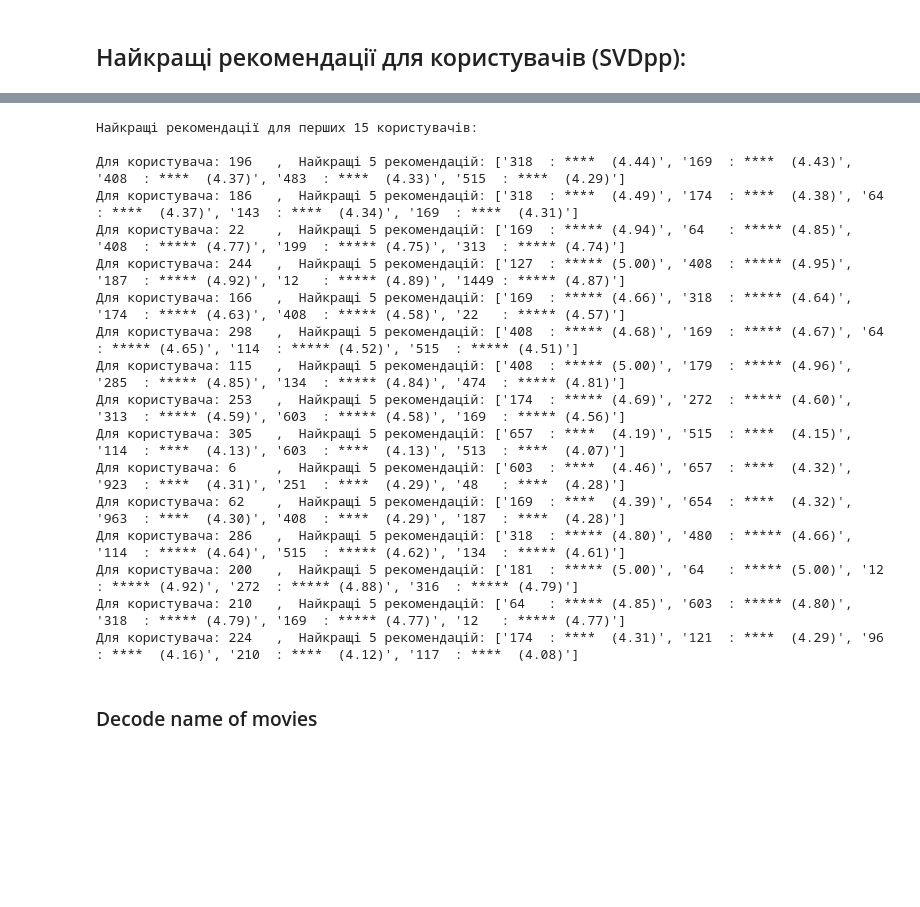
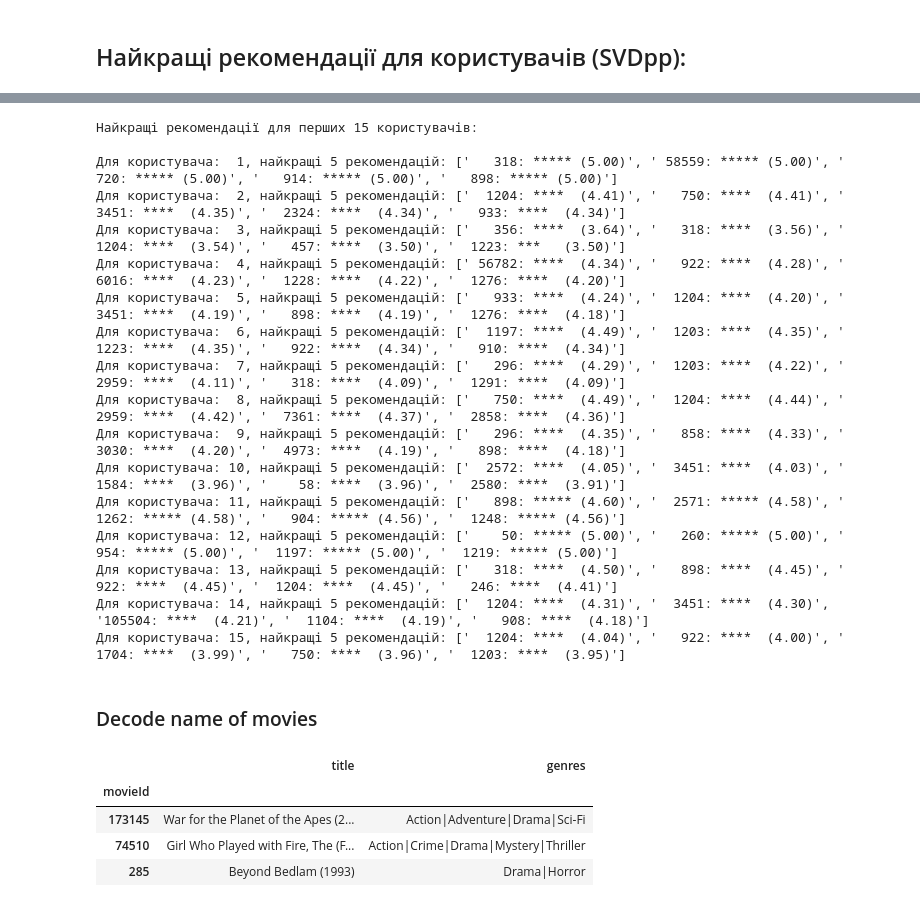
Before and after one commit to lexxai/goit_python_ds_hw_07, a Jupyter notebook: goit_python_ds_hw_07.ipynb, the cells around one changed output, grey strips where cells are left out. Cells and saved outputs as stored; diff of their text form; code cells hidden in the pictures; blank space fills up the shorter version.

```diff
--- a/goit_python_ds_hw_07.ipynb
+++ b/goit_python_ds_hw_07.ipynb
@@ -18 +24,3 @@ Requirement already satisfied: scipy>=1.3.2 in /usr/local/lib/python3.10/dist-pa
+# %%
+laod_mode = "load_from_df"
 # %%
@@ -549,34 +577,31 @@ Wall time: 3min 10s
 # %%
-recomendations = 5
-top_n = get_top_n(predictions, n=recomendations)
-
 counter=15
 # Print the recommended items for each user
 print(f"Найкращі рекомендації для перших {counter} користувачів:\n")
 
 for uid, user_ratings in top_n.items():
-    recomend = [f"{iid:5}: {'*'*round(est):5} ({est:.2f})" for (iid, est) in user_ratings]
-    print(f"Для користувача: {uid:5} ,  Найкращі {recomendations} рекомендацій: {recomend}")
+    recomend = [f"{iid:6}: {'*'*round(est):5} ({est:.2f})" for (iid, est) in user_ratings]
+    print(f"Для користувача: {uid:2}, найкращі {recomendations} рекомендацій: {recomend}")
     counter -= 1
     if counter <= 0:
       break
 # %% [output]
 Найкращі рекомендації для перших 15 користувачів:
 
-Для користувача: 196   ,  Найкращі 5 рекомендацій: ['318  : ****  (4.44)', '169  : ****  (4.43)', '408  : ****  (4.37)', '483  : ****  (4.33)', '515  : ****  (4.29)']
-Для користувача: 186   ,  Найкращі 5 рекомендацій: ['318  : ****  (4.49)', '174  : ****  (4.38)', '64   : ****  (4.37)', '143  : ****  (4.34)', '169  : ****  (4.31)']
-Для користувача: 22    ,  Найкращі 5 рекомендацій: ['169  : ***** (4.94)', '64   : ***** (4.85)', '408  : ***** (4.77)', '199  : ***** (4.75)', '313  : ***** (4.74)']
-Для користувача: 244   ,  Найкращі 5 рекомендацій: ['127  : ***** (5.00)', '408  : ***** (4.95)', '187  : ***** (4.92)', '12   : ***** (4.89)', '1449 : ***** (4.87)']
-Для користувача: 166   ,  Найкращі 5 рекомендацій: ['169  : ***** (4.66)', '318  : ***** (4.64)', '174  : ***** (4.63)', '408  : ***** (4.58)', '22   : ***** (4.57)']
-Для користувача: 298   ,  Найкращі 5 рекомендацій: ['408  : ***** (4.68)', '169  : ***** (4.67)', '64   : ***** (4.65)', '114  : ***** (4.52)', '515  : ***** (4.51)']
-Для користувача: 115   ,  Найкращі 5 рекомендацій: ['408  : ***** (5.00)', '179  : ***** (4.96)', '285  : ***** (4.85)', '134  : ***** (4.84)', '474  : ***** (4.81)']
-Для користувача: 253   ,  Найкращі 5 рекомендацій: ['174  : ***** (4.69)', '272  : ***** (4.60)', '313  : ***** (4.59)', '603  : ***** (4.58)', '169  : ***** (4.56)']
-Для користувача: 305   ,  Найкращі 5 рекомендацій: ['657  : ****  (4.19)', '515  : ****  (4.15)', '114  : ****  (4.13)', '603  : ****  (4.13)', '513  : ****  (4.07)']
-Для користувача: 6     ,  Найкращі 5 рекомендацій: ['603  : ****  (4.46)', '657  : ****  (4.32)', '923  : ****  (4.31)', '251  : ****  (4.29)', '48   : ****  (4.28)']
-Для користувача: 62    ,  Найкращі 5 рекомендацій: ['169  : ****  (4.39)', '654  : ****  (4.32)', '963  : ****  (4.30)', '408  : ****  (4.29)', '187  : ****  (4.28)']
-Для користувача: 286   ,  Найкращі 5 рекомендацій: ['318  : ***** (4.80)', '480  : ***** (4.66)', '114  : ***** (4.64)', '515  : ***** (4.62)', '134  : ***** (4.61)']
-Для користувача: 200   ,  Найкращі 5 рекомендацій: ['181  : ***** (5.00)', '64   : ***** (5.00)', '12   : ***** (4.92)', '272  : ***** (4.88)', '316  : ***** (4.79)']
-Для користувача: 210   ,  Найкращі 5 рекомендацій: ['64   : ***** (4.85)', '603  : ***** (4.80)', '318  : ***** (4.79)', '169  : ***** (4.77)', '12   : ***** (4.77)']
-Для користувача: 224   ,  Найкращі 5 рекомендацій: ['174  : ****  (4.31)', '121  : ****  (4.29)', '96   : ****  (4.16)', '210  : ****  (4.12)', '117  : ****  (4.08)']
+Для користувача:  1, найкращі 5 рекомендацій: ['   318: ***** (5.00)', ' 58559: ***** (5.00)', '   720: ***** (5.00)', '   914: ***** (5.00)', '   898: ***** (5.00)']
+Для користувача:  2, найкращі 5 рекомендацій: ['  1204: ****  (4.41)', '   750: ****  (4.41)', '  3451: ****  (4.35)', '  2324: ****  (4.34)', '   933: ****  (4.34)']
+Для користувача:  3, найкращі 5 рекомендацій: ['   356: ****  (3.64)', '   318: ****  (3.56)', '  1204: ****  (3.54)', '   457: ****  (3.50)', '  1223: ***   (3.50)']
+Для користувача:  4, найкращі 5 рекомендацій: [' 56782: ****  (4.34)', '   922: ****  (4.28)', '  6016: ****  (4.23)', '  1228: ****  (4.22)', '  1276: ****  (4.20)']
+Для користувача:  5, найкращі 5 рекомендацій: ['   933: ****  (4.24)', '  1204: ****  (4.20)', '  3451: ****  (4.19)', '   898: ****  (4.19)', '  1276: ****  (4.18)']
+Для користувача:  6, найкращі 5 рекомендацій: ['  1197: ****  (4.49)', '  1203: ****  (4.35)', '  1223: ****  (4.35)', '   922: ****  (4.34)', '   910: ****  (4.34)']
+Для користувача:  7, найкращі 5 рекомендацій: ['   296: ****  (4.29)', '  1203: ****  (4.22)', '  2959: ****  (4.11)', '   318: ****  (4.09)', '  1291: ****  (4.09)']
+Для користувача:  8, найкращі 5 рекомендацій: ['   750: ****  (4.49)', '  1204: ****  (4.44)', '  2959: ****  (4.42)', '  7361: ****  (4.37)', '  2858: ****  (4.36)']
+Для користувача:  9, найкращі 5 рекомендацій: ['   296: ****  (4.35)', '   858: ****  (4.33)', '  3030: ****  (4.20)', '  4973: ****  (4.19)', '   898: ****  (4.18)']
+Для користувача: 10, найкращі 5 рекомендацій: ['  2572: ****  (4.05)', '  3451: ****  (4.03)', '  1584: ****  (3.96)', '    58: ****  (3.96)', '  2580: ****  (3.91)']
+Для користувача: 11, найкращі 5 рекомендацій: ['   898: ***** (4.60)', '  2571: ***** (4.58)', '  1262: ***** (4.58)', '   904: ***** (4.56)', '  1248: ***** (4.56)']
+Для користувача: 12, найкращі 5 рекомендацій: ['    50: ***** (5.00)', '   260: ***** (5.00)', '   954: ***** (5.00)', '  1197: ***** (5.00)', '  1219: ***** (5.00)']
+Для користувача: 13, найкращі 5 рекомендацій: ['   318: ****  (4.50)', '   898: ****  (4.45)', '   922: ****  (4.45)', '  1204: ****  (4.45)', '   246: ****  (4.41)']
+Для користувача: 14, найкращі 5 рекомендацій: ['  1204: ****  (4.31)', '  3451: ****  (4.30)', '105504: ****  (4.21)', '  1104: ****  (4.19)', '   908: ****  (4.18)']
+Для користувача: 15, найкращі 5 рекомендацій: ['  1204: ****  (4.04)', '   922: ****  (4.00)', '  1704: ****  (3.99)', '   750: ****  (3.96)', '  1203: ****  (3.95)']
 # %% [markdown]
 ### Decode name of movies
@@ -599,5 +608,15 @@ def load_movie_list(idsfile: Path):
-# %%
-movie_list = load_movie_list(output_ids)
+# %%
+if laod_mode == "load_builtin":
+  movie_list = pd.read_csv(movies_csv ) # index_col="movieId"
+else:
+    movie_list = pd.read_csv(movies_csv, index_col="movieId")
+movie_list.sample(3)
+# %% [output]
+|  | title | genres |
+| movieId |  |  |
+| 173145 | War for the Planet of the Apes (2... | Action|Adventure|Drama|Sci-Fi |
+| 74510 | Girl Who Played with Fire, The (F... | Action|Crime|Drama|Mystery|Thriller |
+| 285 | Beyond Bedlam (1993) | Drama|Horror |
 # %%
 recomendations = 5
 # top_n = get_top_n(predictions, n=recomendations)
```
Also changed, not shown: parts of 34 cells of this notebook.
